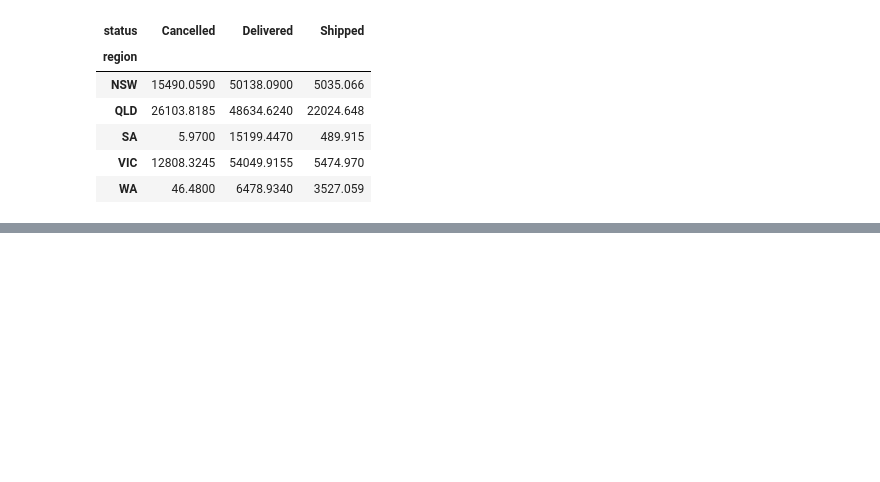
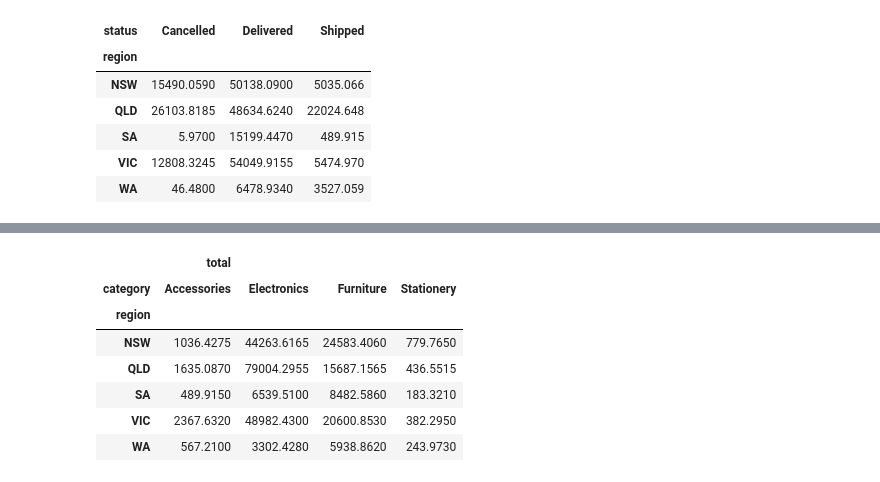
Before and after one commit to helenlex/Little-Projects, a Jupyter notebook: Learning Pandas Basics/playing_around_with_pandas.ipynb, the cells around one changed output, grey strips where cells are left out. Cells and saved outputs as stored; diff of their text form; code cells hidden in the pictures; blank space fills up the shorter version.

```diff
--- a/Learning Pandas Basics/playing_around_with_pandas.ipynb
+++ b/Learning Pandas Basics/playing_around_with_pandas.ipynb
@@ -531,0 +560,16 @@ file.groupby(["region", "status"])["total"].sum().unstack()
+# %%
+# creating a pivot table
+# total should be the values
+# horizontal columns should be categories
+# vertical columns should be region
+# aggregation of totals is a sum
+file.pivot_table(values= ["total"], columns= "category", index= ["region"], aggfunc= "sum")
+# %% [output]
+|  | total |  |  |  |
+| category | Accessories | Electronics | Furniture | Stationery |
+| region |  |  |  |  |
+| NSW | 1036.4275 | 44263.6165 | 24583.4060 | 779.7650 |
+| QLD | 1635.0870 | 79004.2955 | 15687.1565 | 436.5515 |
+| SA | 489.9150 | 6539.5100 | 8482.5860 | 183.3210 |
+| VIC | 2367.6320 | 48982.4300 | 20600.8530 | 382.2950 |
+| WA | 567.2100 | 3302.4280 | 5938.8620 | 243.9730 |
```
Also changed, not shown: parts of 10 cells of this notebook, 1 other file.
